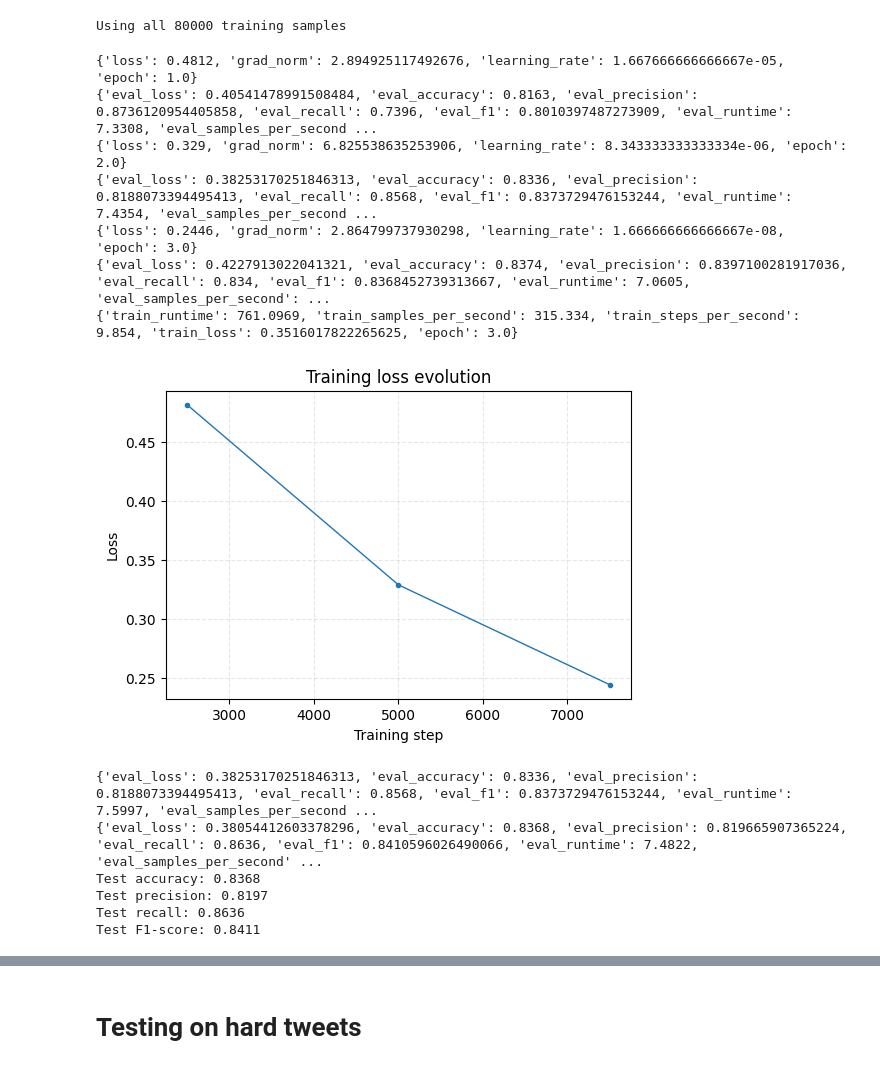
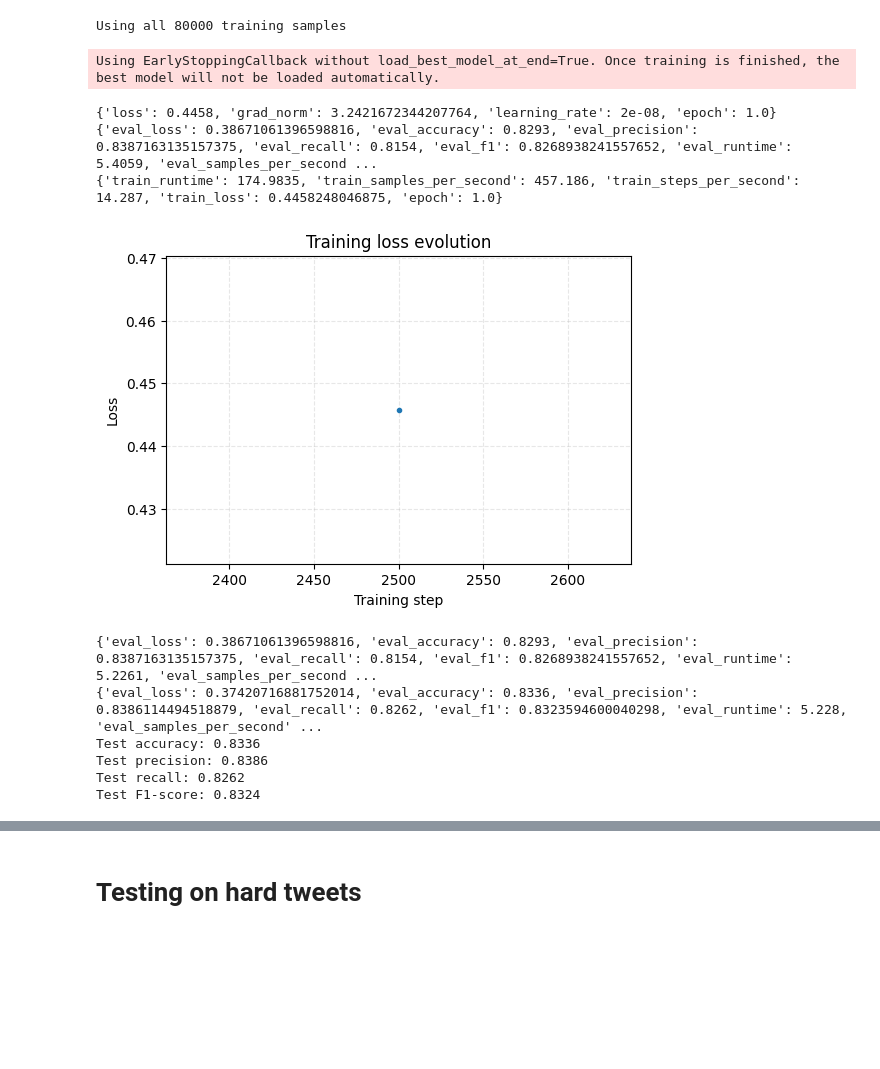
Before and after one commit to KamelBenstaali/OpenClassroomP7, a Jupyter notebook: Mes_notebooks/Model_5_DISTILBERT/notebook_05.ipynb, the cells around one changed output, grey strips where cells are left out. Cells and saved outputs as stored; diff of their text form; code cells hidden in the pictures; blank space fills up the shorter version.

Commit message:
Saving artifacts in local folder

```diff
--- a/Mes_notebooks/Model_5_DISTILBERT/notebook_05.ipynb
+++ b/Mes_notebooks/Model_5_DISTILBERT/notebook_05.ipynb
@@ -51,23 +51,27 @@ from sklearn.metrics import (
     roc_curve,
     auc,
 )
+import warnings
+warnings.filterwarnings('ignore')
+
 
 # Disable tqdm/rich progress tables to keep notebook output clean
 os.environ["DISABLE_TQDM"] = "1"
 os.environ["HF_DISABLE_PROGRESS_BAR"] = "1"
 os.environ["TOKENIZERS_PARALLELISM"] = "false"
 
-MLFLOW_EXPERIMENT_NAME = "Model_DistilBERT_english"
+MLFLOW_EXPERIMENT_NAME = "Model_DistilBERT_english_testing"
 MODEL_NAME = "distilbert-base-uncased-finetuned-sst-2-english"   #"distilbert-base-uncased"
 MAX_LENGTH = 128
 BATCH_SIZE = 16
-EPOCHS = 3
+EPOCHS = 1
 LEARNING_RATE = 2e-5
 WEIGHT_DECAY = 0.01
 WARMUP_RATIO = 0.1
 
 EVALUATION_ARTIFACT_SUBDIR = "evaluation"
 MODEL_ARTIFACT_DIRNAME = "distilbert_model_package"
+LOCAL_ARTIFACTS_DIR = Path("artifacts")
 INFERENCE_EXAMPLE = {"text": ["I love how friendly this app is!"]}
 
 DEVICE = "cuda" if torch.cuda.is_available() else "cpu"
@@ -288,6 +291,9 @@ def create_training_loss_figure(loss_history: List[Dict[str, float]]):
 
 def log_and_display_figure(fig, artifact_name, artifact_dir=EVALUATION_ARTIFACT_SUBDIR):
     mlflow.log_figure(fig, f"{artifact_dir}/{artifact_name}")
+    local_eval_dir = LOCAL_ARTIFACTS_DIR / artifact_dir
+    local_eval_dir.mkdir(parents=True, exist_ok=True)
+    fig.savefig(local_eval_dir / artifact_name, bbox_inches="tight")
     display(fig)
     plt.close(fig)
 
@@ -450,9 +456,12 @@ with mlflow.start_run(run_name="distilbert_parent"):
         }
     )
 
-    training_kwargs = {"output_dir": "./distilbert_outputs"}
+    output_dir = tempfile.mkdtemp(prefix="distilbert_run_")
+    training_kwargs = {"output_dir": output_dir}
     steps_per_epoch = max(len(training_dataset) // BATCH_SIZE, 1)
     warmup_steps = int(WARMUP_RATIO * steps_per_epoch * EPOCHS)
+
+    disable_checkpoints = _add_if_supported(training_kwargs, "save_strategy", "no")
 
     has_eval_strategy = _add_if_supported(training_kwargs, "evaluation_strategy", "epoch")
     has_eval_strategy = has_eval_strategy or _add_if_supported(training_kwargs, "eval_strategy", "epoch")
@@ -460,13 +469,11 @@ with mlflow.start_run(run_name="distilbert_parent"):
         _add_if_supported(training_kwargs, "evaluate_during_training", True)
         _add_if_supported(training_kwargs, "eval_steps", steps_per_epoch)
 
-    has_save_strategy = _add_if_supported(training_kwargs, "save_strategy", "epoch")
-    if not has_save_strategy:
-        _add_if_supported(training_kwargs, "save_steps", steps_per_epoch)
-
     if has_eval_strategy:
-        _add_if_supported(training_kwargs, "load_best_model_at_end", True)
         _add_if_supported(training_kwargs, "metric_for_best_model", "f1")
+        _add_if_supported(training_kwargs, "greater_is_better", True)
+        if not disable_checkpoints:
+            _add_if_supported(training_kwargs, "load_best_model_at_end", True)
 
     _add_if_supported(training_kwargs, "learning_rate", LEARNING_RATE)
     _add_if_supported(training_kwargs, "num_train_epochs", EPOCHS)
@@ -531,6 +538,11 @@ with mlflow.start_run(run_name="distilbert_parent"):
     if loss_fig is not None:
         log_and_display_figure(loss_fig, "training_loss.png")
         if loss_df is not None and not loss_df.empty:
+            local_eval_dir = LOCAL_ARTIFACTS_DIR / EVALUATION_ARTIFACT_SUBDIR
+            local_eval_dir.mkdir(parents=True, exist_ok=True)
+            local_csv_path = local_eval_dir / "training_loss.csv"
+            loss_df.to_csv(local_csv_path, index=False)
+
             tmp_dir = Path(tempfile.mkdtemp())
             csv_path = tmp_dir / "training_loss.csv"
             loss_df.to_csv(csv_path, index=False)
@@ -553,44 +565,41 @@ with mlflow.start_run(run_name="distilbert_parent"):
         {
             "test_loss": test_metrics.get("eval_loss"),
             "test_accuracy": test_metrics.get("eval_accuracy"),
             "test_precision": test_metrics.get("eval_precision"),
             "test_recall": test_metrics.get("eval_recall"),
             "test_f1": test_metrics.get("eval_f1"),
         }
     )
 
     test_predictions = trainer.predict(tokenized_test)
     y_true = test_predictions.label_ids
     y_pred = np.argmax(test_predictions.predictions, axis=1)
 
     precision, recall, f1, _ = precision_recall_fscore_support(y_true, y_pred, average="binary")
     acc = accuracy_score(y_true, y_pred)
     print(f"Test accuracy: {acc:.4f}")
     print(f"Test precision: {precision:.4f}")
     print(f"Test recall: {recall:.4f}")
     print(f"Test F1-score: {f1:.4f}")
 
     probs = F.softmax(torch.from_numpy(test_predictions.predictions), dim=1).numpy()
     fig_cm = create_confusion_matrix_figure(y_true, y_pred)
     log_and_display_figure(fig_cm, "confusion_matrix.png")
 
     fig_roc, roc_auc = create_roc_curve_figure(y_true, probs[:, 1])
     log_and_display_figure(fig_roc, "roc_curve.png")
     mlflow.log_metric("test_auc", roc_auc)
 
     save_and_log_model_artifacts(trainer, tokenizer, INFERENCE_EXAMPLE)
 # %% [output]
-{'loss': 0.4812, 'grad_norm': 2.894925117492676, 'learning_rate': 1.667666666666667e-05, 'epoch': 1.0}
-{'eval_loss': 0.40541478991508484, 'eval_accuracy': 0.8163, 'eval_precision': 0.8736120954405858, 'eval_recall': 0.7396, 'eval_f1': 0.8010397487273909, 'eval_runtime': 7.3308, 'eval_samples_per_second ...
-{'loss': 0.329, 'grad_norm': 6.825538635253906, 'learning_rate': 8.343333333333334e-06, 'epoch': 2.0}
-{'eval_loss': 0.38253170251846313, 'eval_accuracy': 0.8336, 'eval_precision': 0.8188073394495413, 'eval_recall': 0.8568, 'eval_f1': 0.8373729476153244, 'eval_runtime': 7.4354, 'eval_samples_per_second ...
-{'loss': 0.2446, 'grad_norm': 2.864799737930298, 'learning_rate': 1.666666666666667e-08, 'epoch': 3.0}
-{'eval_loss': 0.4227913022041321, 'eval_accuracy': 0.8374, 'eval_precision': 0.8397100281917036, 'eval_recall': 0.834, 'eval_f1': 0.8368452739313667, 'eval_runtime': 7.0605, 'eval_samples_per_second': ...
-{'train_runtime': 761.0969, 'train_samples_per_second': 315.334, 'train_steps_per_second': 9.854, 'train_loss': 0.3516017822265625, 'epoch': 3.0}
+Using EarlyStoppingCallback without load_best_model_at_end=True. Once training is finished, the best model will not be loaded automatically.
+{'loss': 0.4458, 'grad_norm': 3.2421672344207764, 'learning_rate': 2e-08, 'epoch': 1.0}
+{'eval_loss': 0.38671061396598816, 'eval_accuracy': 0.8293, 'eval_precision': 0.8387163135157375, 'eval_recall': 0.8154, 'eval_f1': 0.8268938241557652, 'eval_runtime': 5.4059, 'eval_samples_per_second ...
+{'train_runtime': 174.9835, 'train_samples_per_second': 457.186, 'train_steps_per_second': 14.287, 'train_loss': 0.4458248046875, 'epoch': 1.0}
-[figure, old version]
+[figure, new version]
-{'eval_loss': 0.38253170251846313, 'eval_accuracy': 0.8336, 'eval_precision': 0.8188073394495413, 'eval_recall': 0.8568, 'eval_f1': 0.8373729476153244, 'eval_runtime': 7.5997, 'eval_samples_per_second ...
-{'eval_loss': 0.38054412603378296, 'eval_accuracy': 0.8368, 'eval_precision': 0.819665907365224, 'eval_recall': 0.8636, 'eval_f1': 0.8410596026490066, 'eval_runtime': 7.4822, 'eval_samples_per_second' ...
-Test accuracy: 0.8368
-Test precision: 0.8197
-Test recall: 0.8636
-Test F1-score: 0.8411
+{'eval_loss': 0.38671061396598816, 'eval_accuracy': 0.8293, 'eval_precision': 0.8387163135157375, 'eval_recall': 0.8154, 'eval_f1': 0.8268938241557652, 'eval_runtime': 5.2261, 'eval_samples_per_second ...
+{'eval_loss': 0.37420716881752014, 'eval_accuracy': 0.8336, 'eval_precision': 0.8386114494518879, 'eval_recall': 0.8262, 'eval_f1': 0.8323594600040298, 'eval_runtime': 5.228, 'eval_samples_per_second' ...
+Test accuracy: 0.8336
+Test precision: 0.8386
+Test recall: 0.8262
+Test F1-score: 0.8324
```
Also changed, not shown: parts of 3 cells of this notebook, 1 other file.
